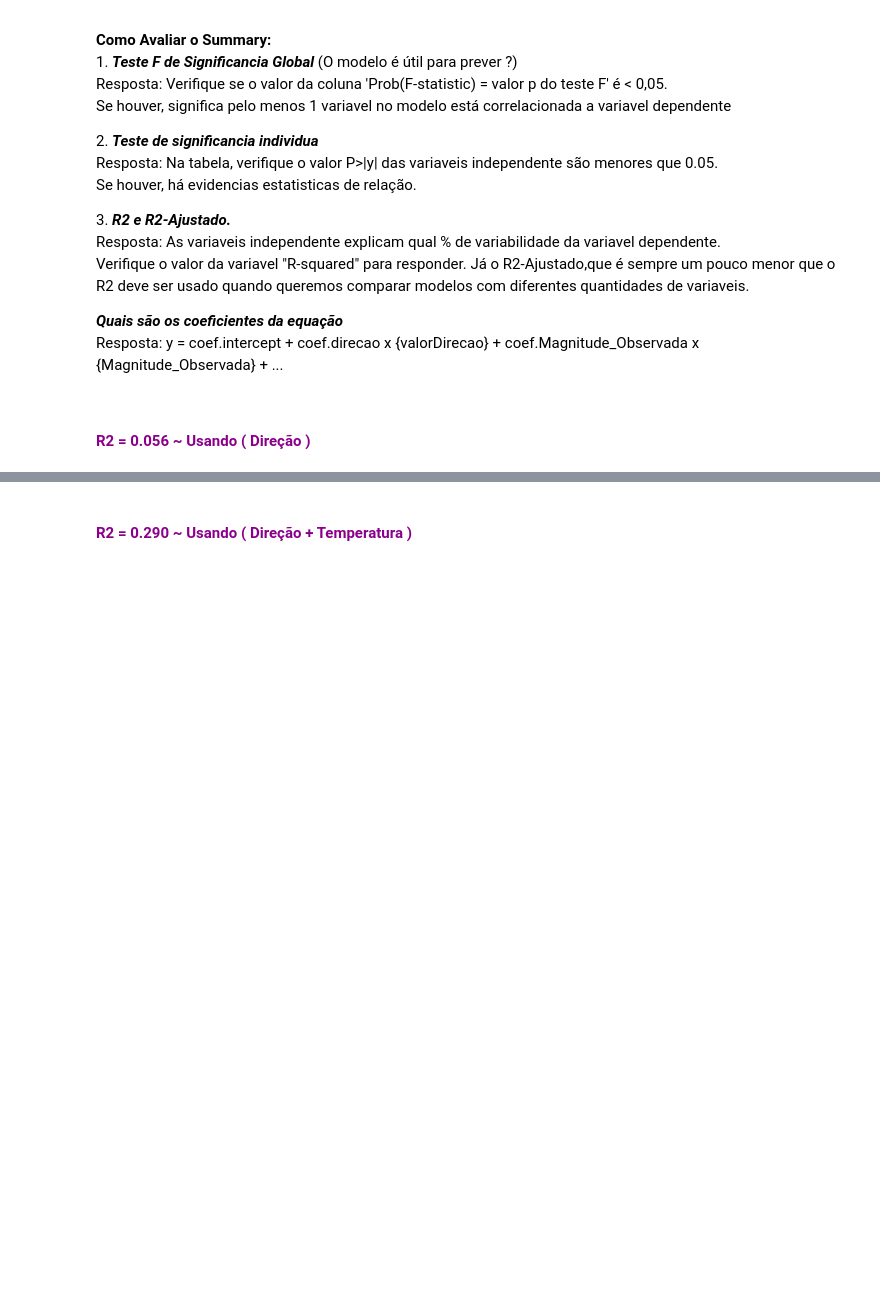
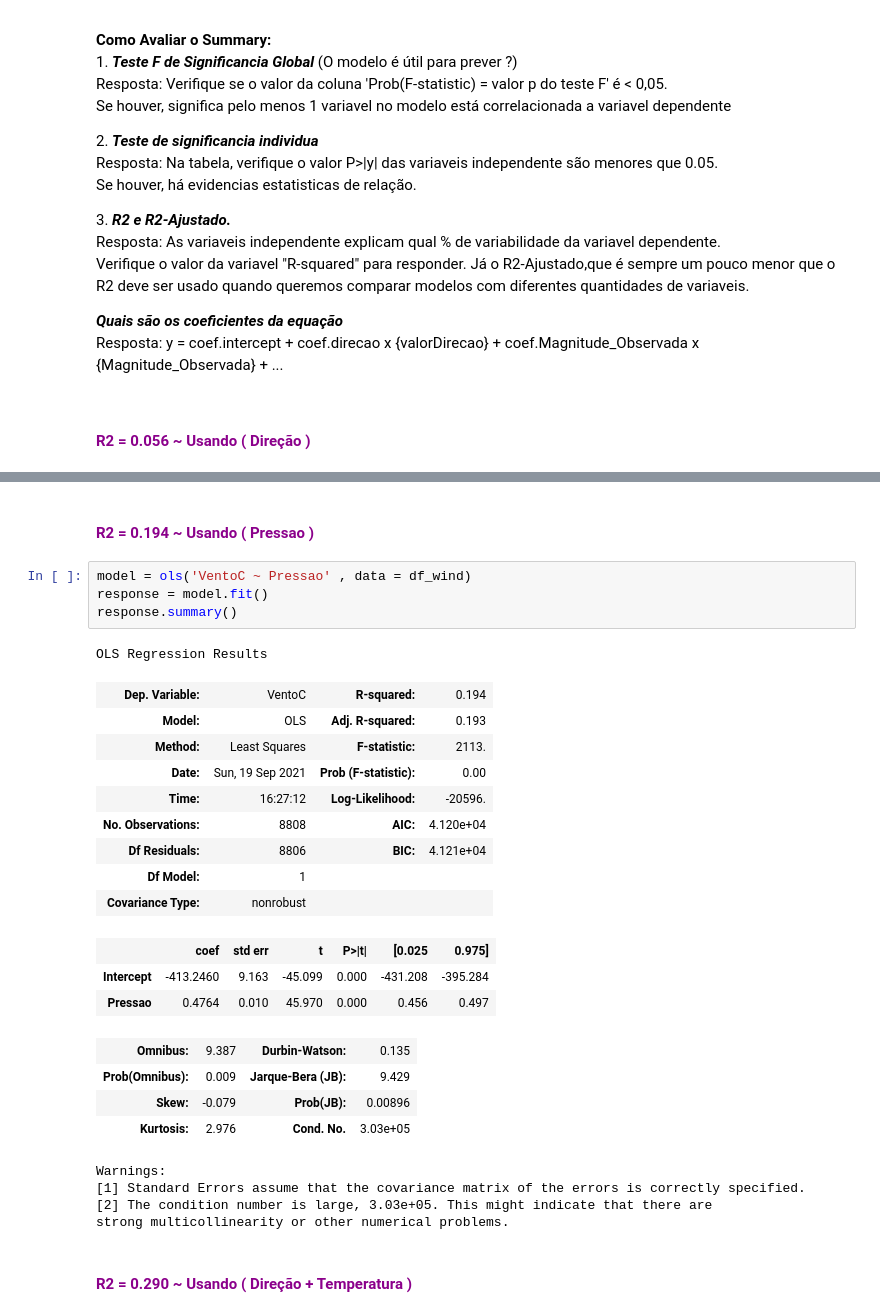
Before and after one commit to sergioopereira/AI, a Jupyter notebook: mod4_redes_neurais/Code/Model/cenario2/01_RegressaoLinear-Multipla.ipynb, the cells around one changed output, grey strips where cells are left out. Saved outputs shown, nothing was run; the diff lists cells and outputs as text; blank space fills up the shorter version.

```diff
--- a/mod4_redes_neurais/Code/Model/cenario2/01_RegressaoLinear-Multipla.ipynb
+++ b/mod4_redes_neurais/Code/Model/cenario2/01_RegressaoLinear-Multipla.ipynb
@@ -154,3 +180,31 @@ Warnings:
+# %% [markdown]
+#### <span style="color:#8B008B"> **R2 = 0.194 ~  Usando ( Pressao )**
+# %%
+model = ols('VentoC ~ Pressao' , data = df_wind)
+response = model.fit()
+response.summary()
+# %% [output]
+OLS Regression Results
+| Dep. Variable: | VentoC | R-squared: | 0.194 |
+| Model: | OLS | Adj. R-squared: | 0.193 |
+| Method: | Least Squares | F-statistic: | 2113. |
+| Date: | Sun, 19 Sep 2021 | Prob (F-statistic): | 0.00 |
+| Time: | 16:27:12 | Log-Likelihood: | -20596. |
+| No. Observations: | 8808 | AIC: | 4.120e+04 |
+| Df Residuals: | 8806 | BIC: | 4.121e+04 |
+| Df Model: | 1 |  |  |
+| Covariance Type: | nonrobust |  |  |
+|  | coef | std err | t | P>|t| | [0.025 | 0.975] |
+| Intercept | -413.2460 | 9.163 | -45.099 | 0.000 | -431.208 | -395.284 |
+| Pressao | 0.4764 | 0.010 | 45.970 | 0.000 | 0.456 | 0.497 |
+| Omnibus: | 9.387 | Durbin-Watson: | 0.135 |
+| Prob(Omnibus): | 0.009 | Jarque-Bera (JB): | 9.429 |
+| Skew: | -0.079 | Prob(JB): | 0.00896 |
+| Kurtosis: | 2.976 | Cond. No. | 3.03e+05 |
+Warnings:
+[1] Standard Errors assume that the covariance matrix of the errors is correctly specified.
+[2] The condition number is large, 3.03e+05. This might indicate that there are
+strong multicollinearity or other numerical problems.
 # %% [markdown]
 #### <span style="color:#8B008B"> **R2 = 0.290 ~  Usando ( Direção + Temperatura )**
 # %%
```
Also changed, not shown: parts of 12 cells of this notebook.
